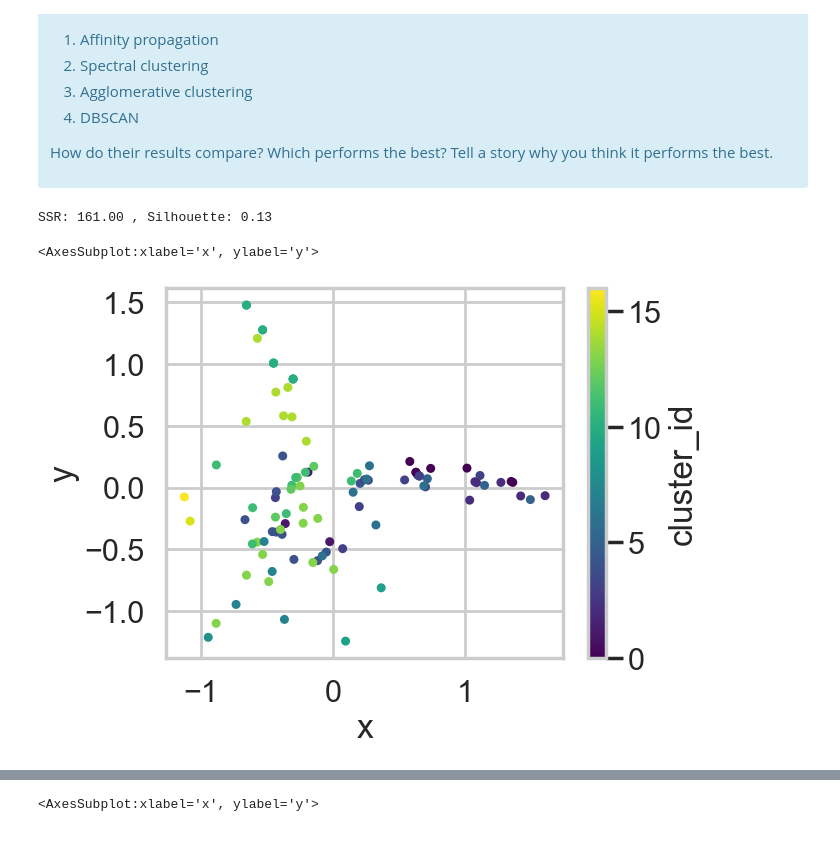
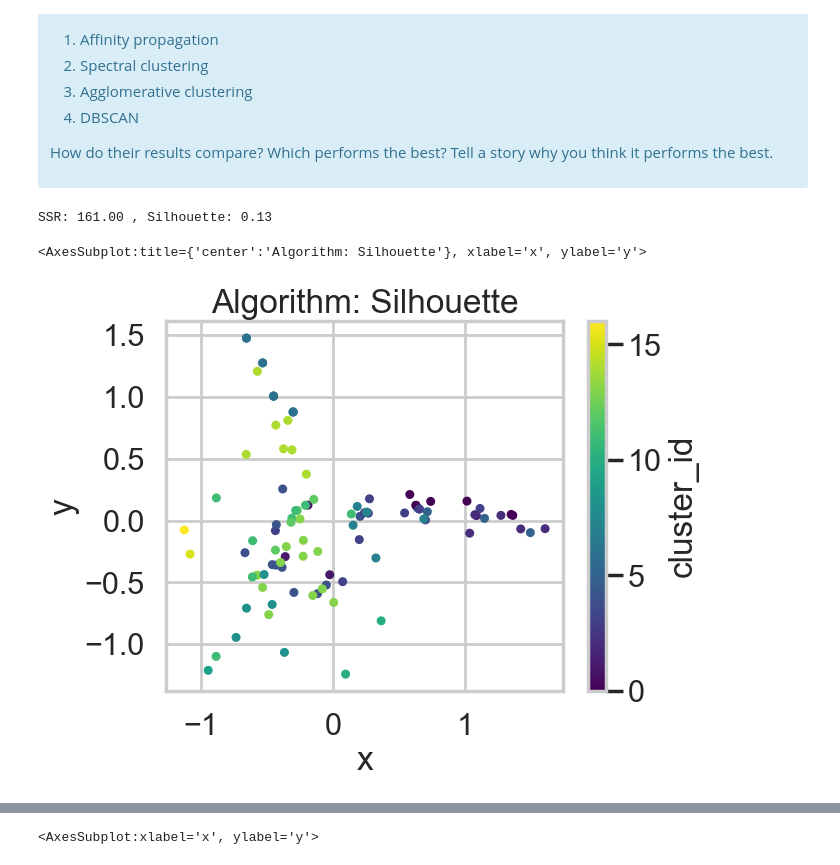
Before and after one commit to kwcode2016/mec-16.2.6-clustering-mini-project, a Jupyter notebook: Mini_Project_Clustering.ipynb, the cells around one changed output, grey strips where cells are left out. Saved outputs shown, nothing was run; the diff lists cells and outputs as text; code cells hidden in the pictures.

Commit message:
cleaning up the different algorithm charts

```diff
--- a/Mini_Project_Clustering.ipynb
+++ b/Mini_Project_Clustering.ipynb
@@ -582,15 +586,15 @@ def SSR(x, labels, centroids):
 # %%
 cluster = AffinityPropagation().fit(x_cols)
 labels = cluster.labels_
 df_cluster = pd.DataFrame(data=np.array([df.index, labels, x, y]).T, columns=['customer_name', 'cluster_id', 'x', 'y'])
 df_cluster['x'] = df_cluster['x'].astype(float)
 df_cluster['y'] = df_cluster['y'].astype(float)
 print('SSR: %.2f'%SSR(x_cols, labels, cluster.cluster_centers_), ', Silhouette: %.2f'%silhouette_score(x_cols, labels))
-df_cluster.plot.scatter(x='x', y='y', c='cluster_id', colormap='viridis')
+df_cluster.plot.scatter(x='x', y='y', c='cluster_id', colormap='viridis', title='Algorithm: Silhouette')
 # %% [output]
 SSR: 161.00 , Silhouette: 0.13
-<AxesSubplot:xlabel='x', ylabel='y'>
+<AxesSubplot:title={'center':'Algorithm: Silhouette'}, xlabel='x', ylabel='y'>
-[figure, old version]
+[figure, new version]
 # %%
 cluster = SpectralClustering(n_clusters=5).fit(x_cols)
 labels = cluster.labels_
```
Also changed, not shown: parts of 6 cells of this notebook.
